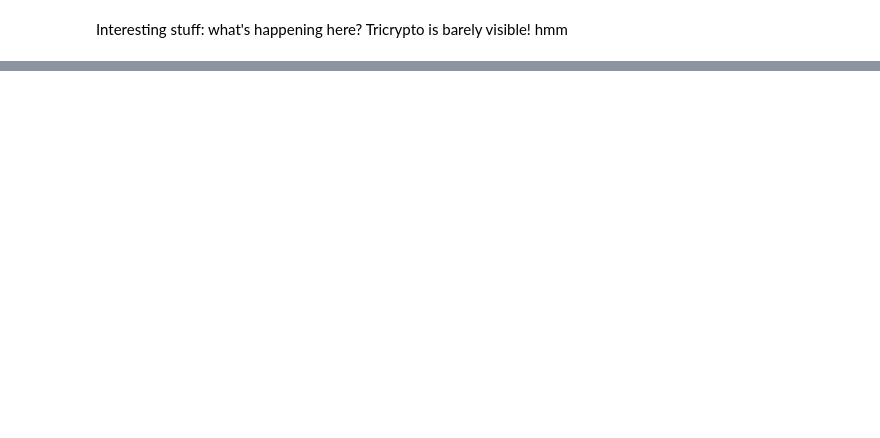
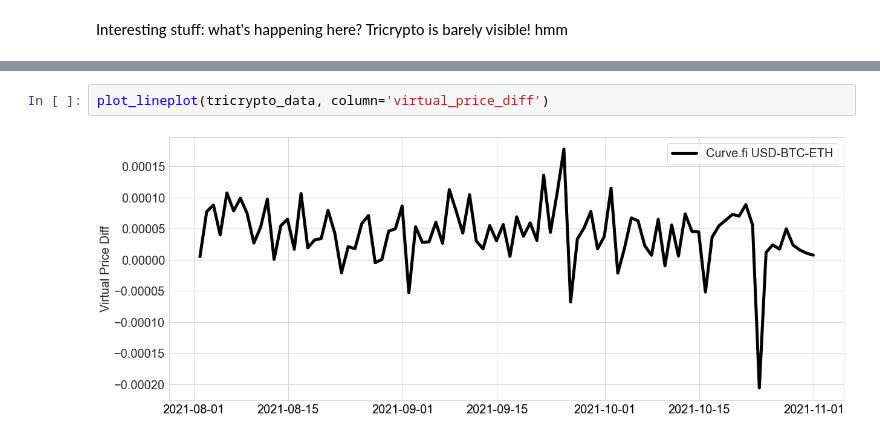
Before and after one commit to bout3fiddy/on-chain-analytics, a Jupyter notebook: notebooks/curve-analysis/curve-pool-simulation/revenue_vs_emissions_analysis.ipynb, the cells around one changed output, grey strips where cells are left out. Saved outputs shown, nothing was run; the diff lists cells and outputs as text; blank space fills up the shorter version.

```diff
--- a/notebooks/curve-analysis/curve-pool-simulation/revenue_vs_emissions_analysis.ipynb
+++ b/notebooks/curve-analysis/curve-pool-simulation/revenue_vs_emissions_analysis.ipynb
@@ -93,0 +94,4 @@ plot_lineplot(tricrypto_data, column='lp_token_virtual_price')
+# %%
+plot_lineplot(tricrypto_data, column='virtual_price_diff')
+# %% [output]
+[figure, added]
```
Also changed, not shown: parts of 7 cells of this notebook, 1 other file.
